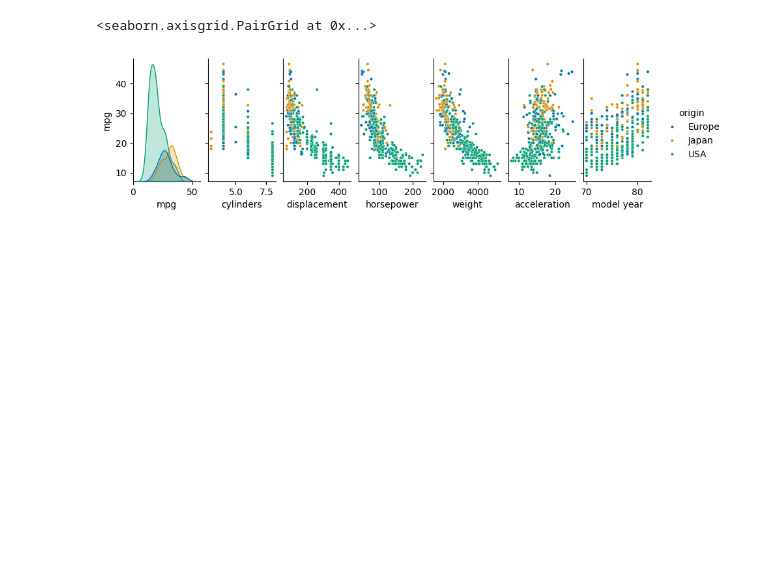
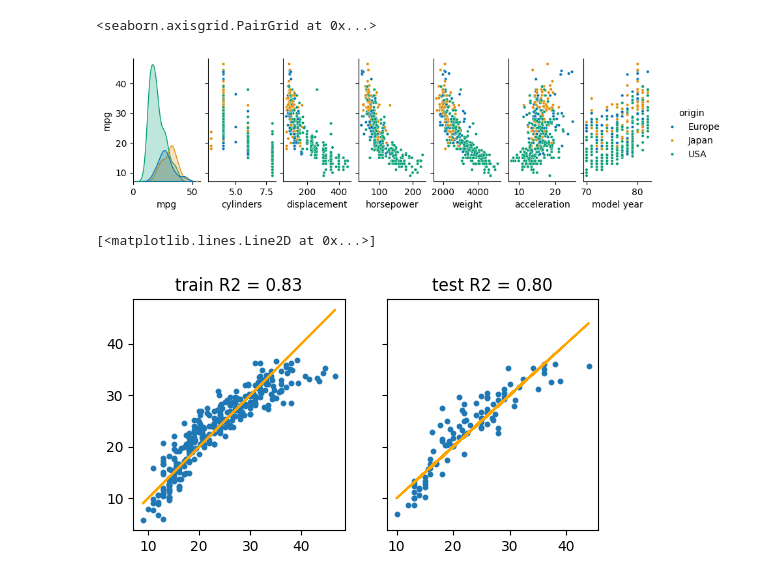
Before and after one commit to AdriaMB/University, a Jupyter notebook: 3rd_Year/PER/Laboratorio/practica_4_PER.ipynb, the cells around one changed output. Drawn from its saved outputs; the diff is of its cells as text; code cells hidden in the pictures; blank space fills up the shorter version.

```diff
--- a/3rd_Year/PER/Laboratorio/practica_4_PER.ipynb
+++ b/3rd_Year/PER/Laboratorio/practica_4_PER.ipynb
@@ -113,9 +114,48 @@ sns.pairplot(
 # %% [output]
 <seaborn.axisgrid.PairGrid at 0x...>
 [figure]
+# %%
+# Diseño experimental
+from sklearn.preprocessing import StandardScaler
+from sklearn.model_selection import train_test_split
+
+# One-hot encoding de la columna
+df = pd.concat([df, pd.get_dummies(df.origin, prefix="", prefix_sep="")], axis=1) # get_dummies convierte origin en una variable one-hot (100 -> USA, 010 -> Europe, 001 -> Japan)
+df.drop("origin", axis=1, inplace=True)
+
+# Separamos entre X featurs e y target
+y = df.pop("mpg")
+X = df
+# Division entre entrenamiento(0.75) y test(0.25)
+X_train, X_test, y_train, y_test = train_test_split(
+    X, y, test_size=0.25, random_state=42   # random_state: fijo, asegura division siempre la misma
+)
+# Estandarizacion. Convierte cada  columna a media = 0 y desviacion = 1
+scaler = StandardScaler()
+X_train = scaler.fit_transform(X_train) # fit_transform()
+X_test = scaler.transform(X_test)       # solo transform()
 # %%
 # REGRESIÓN LINEAL SIN INGENIERIA DE CARACTERISTICAS
-from sklearn.linear_model import LinearRegression; from sklearn.metrics import r2_score
-linreg = LinearRegression().fit(X_train, y_train)
-y_train_pred = linreg.predict(X_train); y_test_pred = linreg.predict(X_test)
-r2_train = r2_score(y_train, y_train_pred); r2_test = r2_score(y_test, y_test_pred)
+from sklearn.linear_model import LinearRegression
+from sklearn.metrics import r2_score
+
+linreg = LinearRegression().fit(X_train, y_train) # entrenamos el modelo con los datos procesados
+y_train_pred = linreg.predict(X_train)      # predecimos las ys de los datos de entrenamiento...
+y_test_pred = linreg.predict(X_test)        #... y de los datos test
+r2_train = r2_score(y_train, y_train_pred)  # Comprobamos como de diferentes son
+r2_test = r2_score(y_test, y_test_pred)
+# %%
+import matplotlib.pyplot as plt
+
+fig, axs = plt.subplots(1, 2, figsize=(6, 3), sharey="all")
+ax = axs[0]
+ax.set_title(f"train R2 = {r2_train:.2f}")  # R2 train = puntuacion obtenida por la prediccion
+ax.scatter(y_train, y_train_pred, s=10)
+ax.plot(y_train, y_train, color="orange")
+ax = axs[1]
+ax.set_title(f"test R2 = {r2_test:.2f}")    # R2 test = puntuacion obtenida por el test
+ax.scatter(y_test, y_test_pred, s=10)
+ax.plot(y_test, y_test, color="orange")
+# %% [output]
+[<matplotlib.lines.Line2D at 0x...>]
+[figure, added]
```
Also changed, not shown: parts of 13 cells of this notebook, 2 other files.
